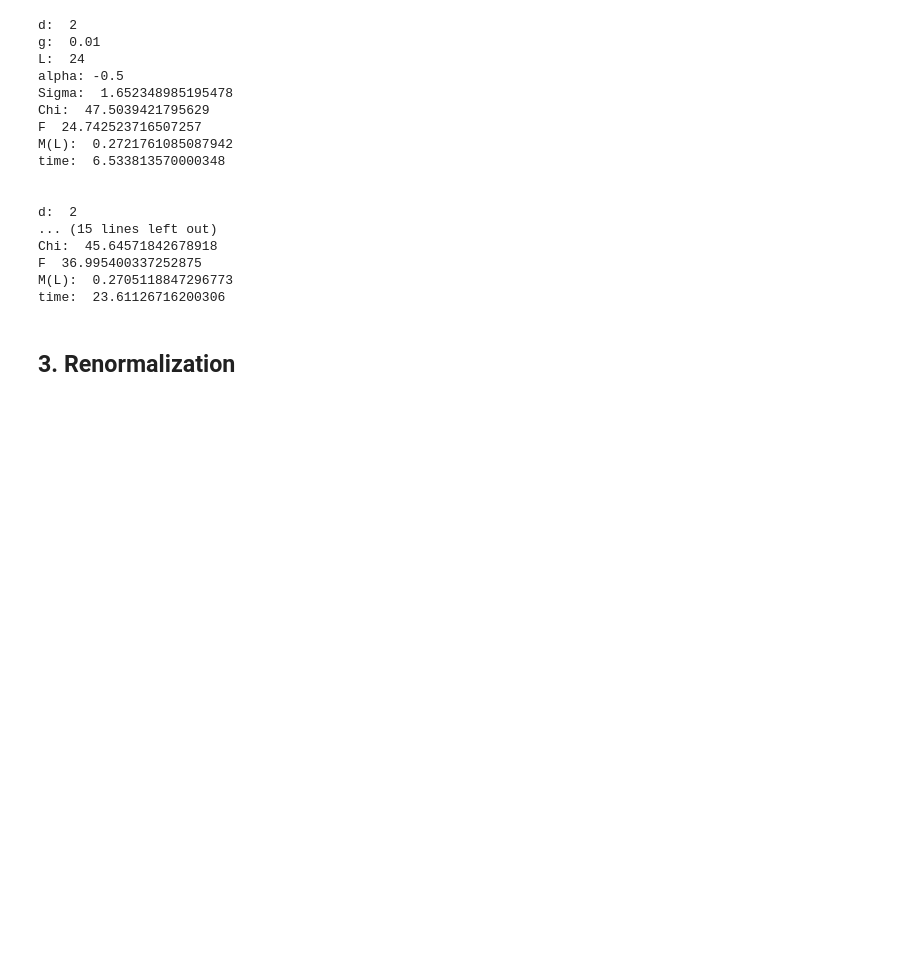
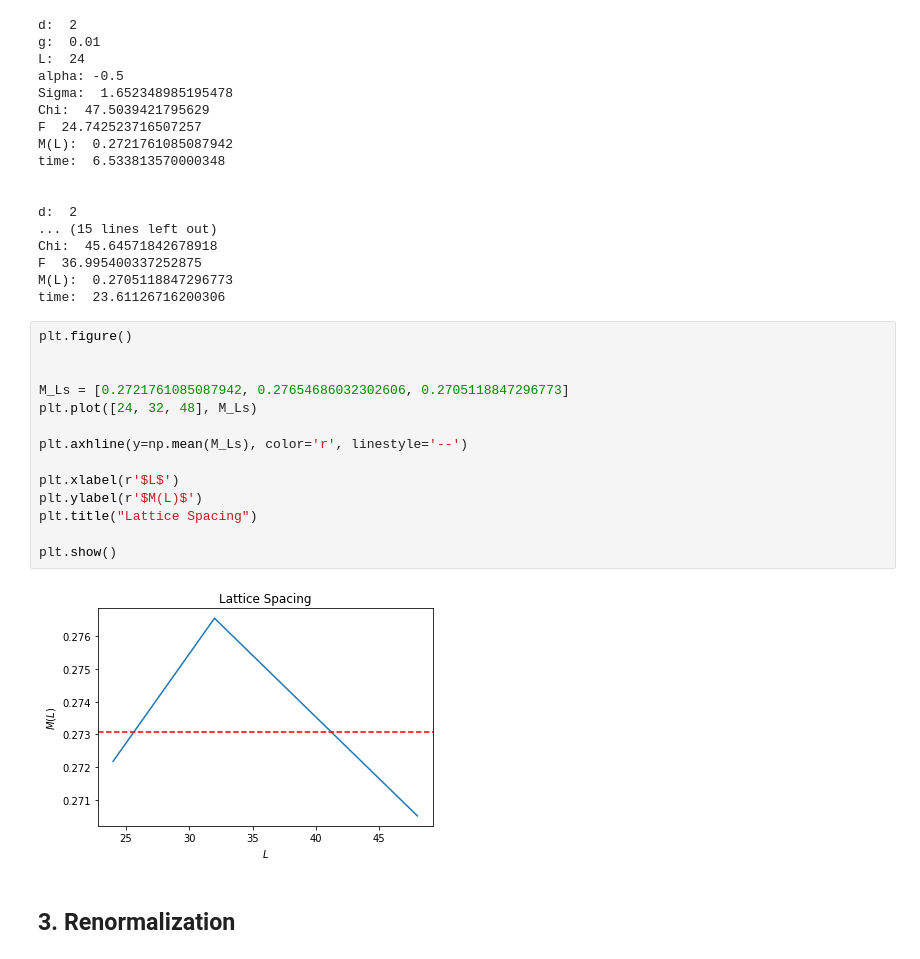
Before and after one commit to farice/QFT-Final-Project, a Jupyter notebook: project1.ipynb, the cells around one changed output. Drawn from its saved outputs; the diff is of its cells as text; blank space fills up the shorter version.

```diff
--- a/project1.ipynb
+++ b/project1.ipynb
@@ -585,6 +566,22 @@ Chi:  45.64571842678918
 F  36.995400337252875
 M(L):  0.2705118847296773
 time:  23.61126716200306
+# %%
+plt.figure()
+
+
+M_Ls = [0.2721761085087942, 0.27654686032302606, 0.2705118847296773]
+plt.plot([24, 32, 48], M_Ls)
+
+plt.axhline(y=np.mean(M_Ls), color='r', linestyle='--')
+
+plt.xlabel(r'$L$')
+plt.ylabel(r'$M(L)$')
+plt.title("Lattice Spacing")
+
+plt.show()
+# %% [output]
+[figure, added]
 # %% [markdown]
 ## 3. Renormalization
 # %%
```
Also changed, not shown: parts of 14 cells of this notebook.
